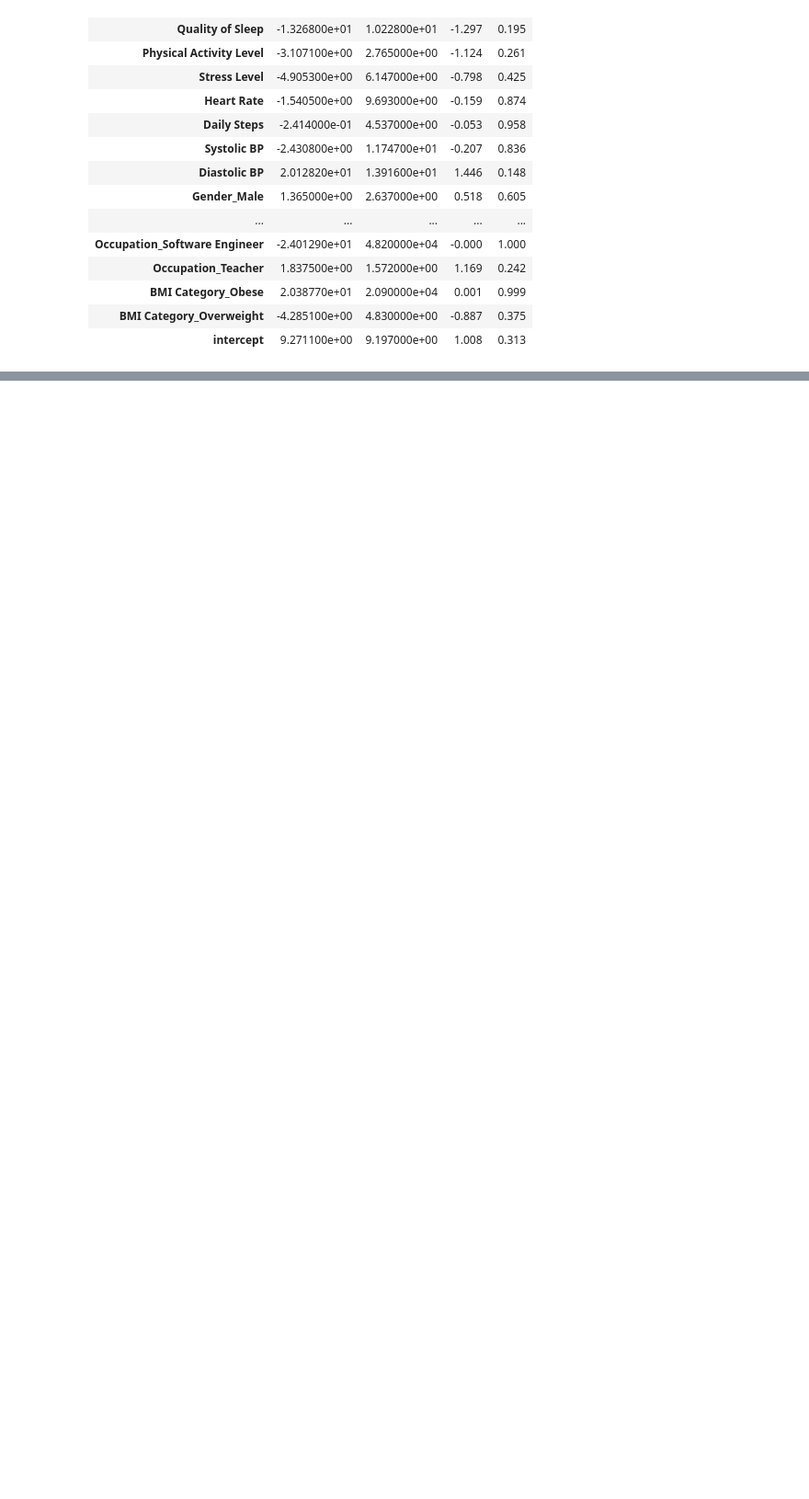
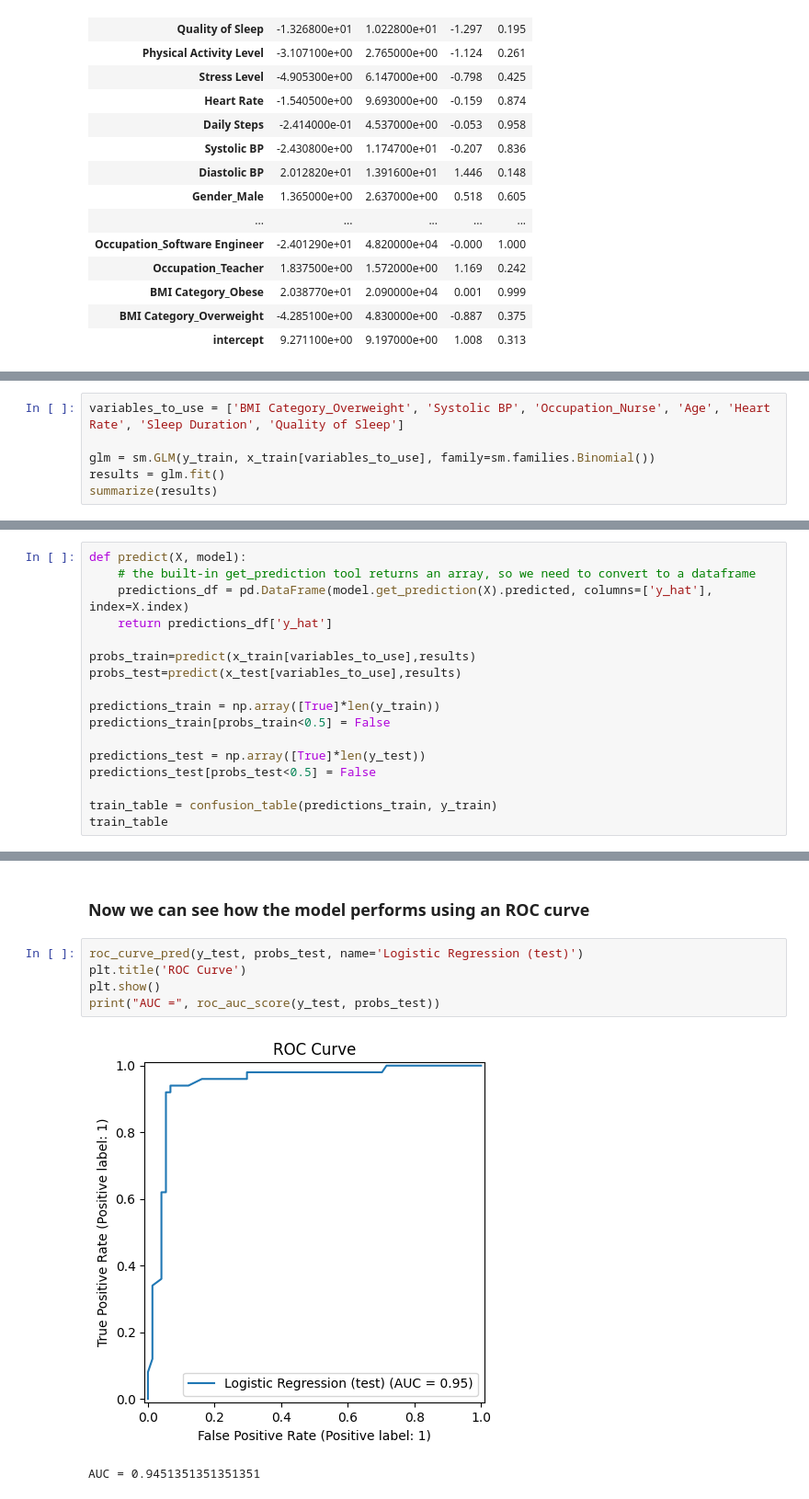
Before and after one commit to ehowells/2600-final-project, a Jupyter notebook: final_project.ipynb, the cells around one changed output, grey strips where cells are left out. Shown at 92% size. Cells and saved outputs as stored; diff of their text form; blank space fills up the shorter version.

Commit message:
finished logistic regression

```diff
--- a/final_project.ipynb
+++ b/final_project.ipynb
@@ -116,0 +141,6 @@ summarize(initial_results)
+# %%
+variables_to_use = ['BMI Category_Overweight', 'Systolic BP', 'Occupation_Nurse', 'Age', 'Heart Rate', 'Sleep Duration', 'Quality of Sleep']
+
+glm = sm.GLM(y_train, x_train[variables_to_use], family=sm.families.Binomial())
+results = glm.fit()
+summarize(results)
@@ -116,0 +158,17 @@ summarize(initial_results)
+# %%
+def predict(X, model):
+    # the built-in get_prediction tool returns an array, so we need to convert to a dataframe
+    predictions_df = pd.DataFrame(model.get_prediction(X).predicted, columns=['y_hat'], index=X.index)
+    return predictions_df['y_hat']
+
+probs_train=predict(x_train[variables_to_use],results)
+probs_test=predict(x_test[variables_to_use],results)
+
+predictions_train = np.array([True]*len(y_train))
+predictions_train[probs_train<0.5] = False
+
+predictions_test = np.array([True]*len(y_test))
+predictions_test[probs_test<0.5] = False
+
+train_table = confusion_table(predictions_train, y_train)
+train_table
@@ -116,0 +205,10 @@ summarize(initial_results)
+# %% [markdown]
+### Now we can see how the model performs using an ROC curve
+# %%
+roc_curve_pred(y_test, probs_test, name='Logistic Regression (test)')
+plt.title('ROC Curve')
+plt.show()
+print("AUC =", roc_auc_score(y_test, probs_test))
+# %% [output]
+[figure, added]
+AUC = 0.9451351351351351
```
Also changed, not shown: parts of 14 cells of this notebook.
